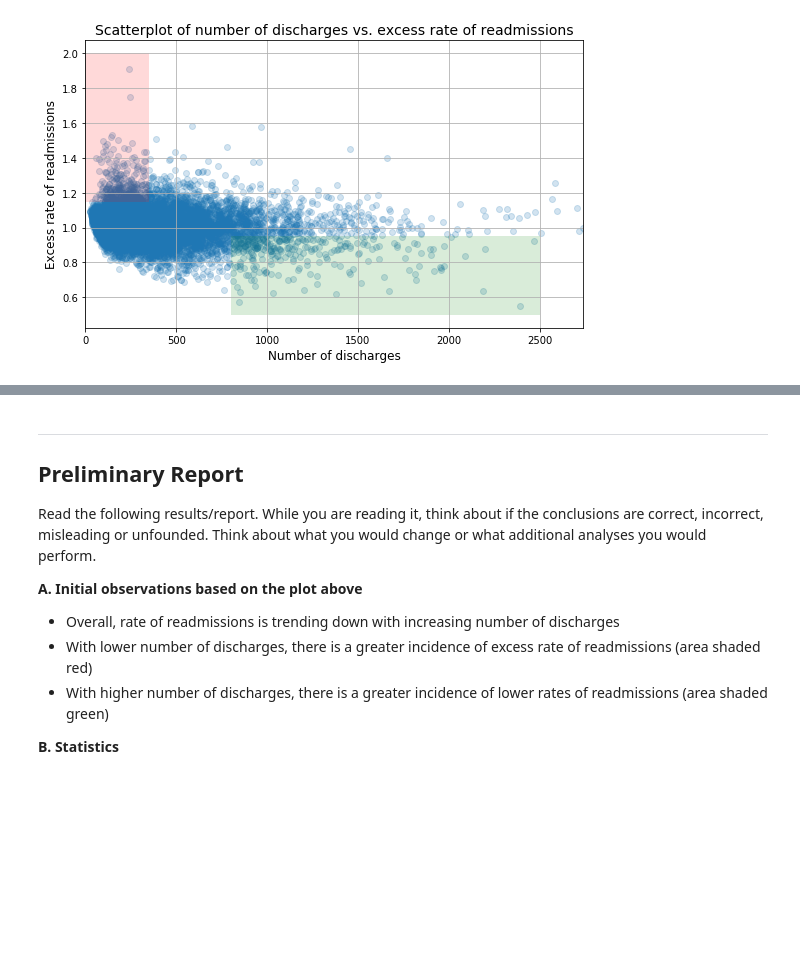
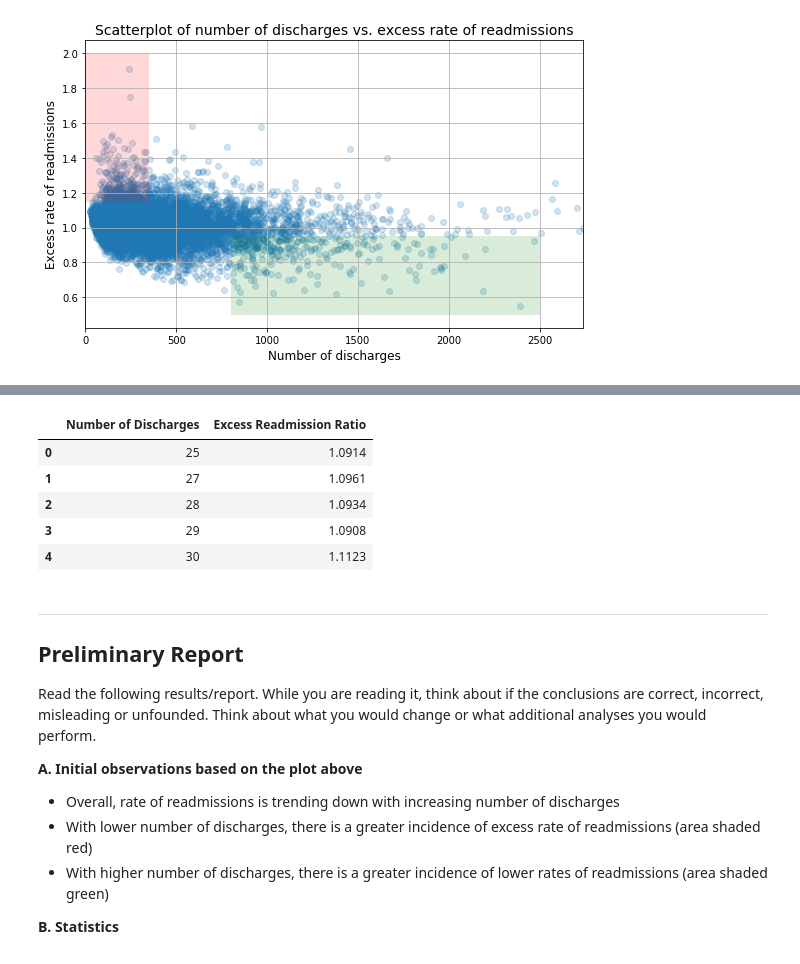
Before and after one commit to coopercunliffe/Springboard, a Jupyter notebook: hospital_readmit/sliderule_dsi_inferential_statistics_exercise_3.ipynb, the cells around one changed output, grey strips where cells are left out. Drawn from its saved outputs; the diff is of its cells as text; code cells hidden in the pictures; blank space fills up the shorter version.

```diff
--- a/hospital_readmit/sliderule_dsi_inferential_statistics_exercise_3.ipynb
+++ b/hospital_readmit/sliderule_dsi_inferential_statistics_exercise_3.ipynb
@@ -81,3 +97,13 @@ fig.tight_layout()
+# %%
+df_small = clean_hospital_read_df[['Number of Discharges', 'Excess Readmission Ratio']][81:-3].reset_index(drop=True)
+df_small.head()
+# %% [output]
+|  | Number of Discharges | Excess Readmission Ratio |
+| 0 | 25 | 1.0914 |
+| 1 | 27 | 1.0961 |
+| 2 | 28 | 1.0934 |
+| 3 | 29 | 1.0908 |
+| 4 | 30 | 1.1123 |
 # %% [markdown]
 ****
 
```
Also changed, not shown: parts of 11 cells of this notebook, 8 other files.
